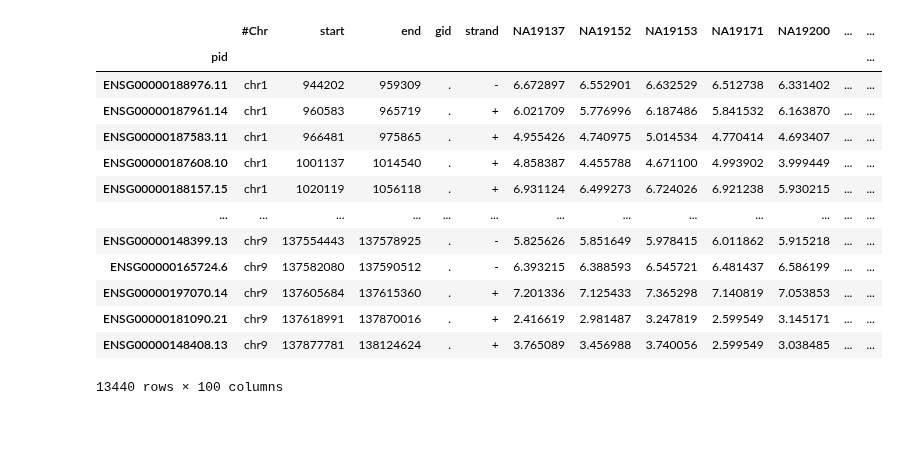
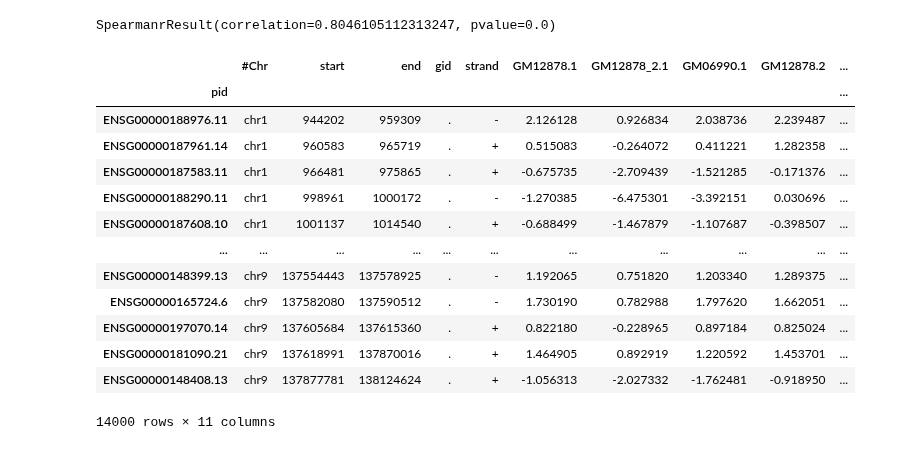
Before and after one commit to bfairkun/ChromatinSplicingQTLs, a Jupyter notebook: analysis/20230221_CorrelationStructureBetweenAssays.ipynb, the cells around one changed output. Drawn from its saved outputs; the diff is of its cells as text; code cells hidden in the pictures.

```diff
--- a/analysis/20230221_CorrelationStructureBetweenAssays.ipynb
+++ b/analysis/20230221_CorrelationStructureBetweenAssays.ipynb
@@ -240,5 +173,9 @@ X.sort_values('CDS_length')[n*3:][bed12_names]
 # %%
+h3k36me3_last3k = pd.read_csv(
+    "../code/QTLs/QTLTools/H3K36ME3/OnlyFirstRepsUnstandardized.Last3K.qqnorm.bed.gz",
+    sep='\t', index_col=3)
 
-h3k36me3_ = pd.read_csv("../code/QTLs/QTLTools/H3K36ME3/OnlyFirstRepsUnstandardized.qqnorm.bed.gz",
-                       sep='\t', index_col=3)
+h3k36me3_encode = pd.read_csv(
+    "../code/QTLs/QTLTools/H3K36ME3/OnlyFirstRepsUnstandardized.Encode.qqnorm.bed.gz",
+    sep='\t', index_col=3)
 # %%
@@ -248,17 +186,22 @@ pearsonr(h3k4me3.loc[h3k36me3.index].NA19200, h3k36me3.NA19200)
+# %%
+spearmanr(h3k36me3_encode['GM12878.2'],
+            h3k36me3.NA19108)
+# %% [output]
+SpearmanrResult(correlation=0.8046105112313247, pvalue=0.0)
 # %%
-h3k36me3
+h3k36me3_encode
 # %% [output]
-|  | #Chr | start | end | gid | strand | NA19137 | NA19152 | NA19153 | NA19171 | NA19200 | ... | ... |
-| pid |  |  |  |  |  |  |  |  |  |  |  | ... |
-| ENSG00000188976.11 | chr1 | 944202 | 959309 | . | - | 6.672897 | 6.552901 | 6.632529 | 6.512738 | 6.331402 | ... | ... |
-| ENSG00000187961.14 | chr1 | 960583 | 965719 | . | + | 6.021709 | 5.776996 | 6.187486 | 5.841532 | 6.163870 | ... | ... |
-| ENSG00000187583.11 | chr1 | 966481 | 975865 | . | + | 4.955426 | 4.740975 | 5.014534 | 4.770414 | 4.693407 | ... | ... |
-| ENSG00000187608.10 | chr1 | 1001137 | 1014540 | . | + | 4.858387 | 4.455788 | 4.671100 | 4.993902 | 3.999449 | ... | ... |
-| ENSG00000188157.15 | chr1 | 1020119 | 1056118 | . | + | 6.931124 | 6.499273 | 6.724026 | 6.921238 | 5.930215 | ... | ... |
-| ... | ... | ... | ... | ... | ... | ... | ... | ... | ... | ... | ... | ... |
-| ENSG00000148399.13 | chr9 | 137554443 | 137578925 | . | - | 5.825626 | 5.851649 | 5.978415 | 6.011862 | 5.915218 | ... | ... |
-| ENSG00000165724.6 | chr9 | 137582080 | 137590512 | . | - | 6.393215 | 6.388593 | 6.545721 | 6.481437 | 6.586199 | ... | ... |
-| ENSG00000197070.14 | chr9 | 137605684 | 137615360 | . | + | 7.201336 | 7.125433 | 7.365298 | 7.140819 | 7.053853 | ... | ... |
-| ENSG00000181090.21 | chr9 | 137618991 | 137870016 | . | + | 2.416619 | 2.981487 | 3.247819 | 2.599549 | 3.145171 | ... | ... |
-| ENSG00000148408.13 | chr9 | 137877781 | 138124624 | . | + | 3.765089 | 3.456988 | 3.740056 | 2.599549 | 3.038485 | ... | ... |
+|  | #Chr | start | end | gid | strand | GM12878.1 | GM12878_2.1 | GM06990.1 | GM12878.2 | ... |
+| pid |  |  |  |  |  |  |  |  |  | ... |
+| ENSG00000188976.11 | chr1 | 944202 | 959309 | . | - | 2.126128 | 0.926834 | 2.038736 | 2.239487 | ... |
+| ENSG00000187961.14 | chr1 | 960583 | 965719 | . | + | 0.515083 | -0.264072 | 0.411221 | 1.282358 | ... |
+| ENSG00000187583.11 | chr1 | 966481 | 975865 | . | + | -0.675735 | -2.709439 | -1.521285 | -0.171376 | ... |
+| ENSG00000188290.11 | chr1 | 998961 | 1000172 | . | - | -1.270385 | -6.475301 | -3.392151 | 0.030696 | ... |
+| ENSG00000187608.10 | chr1 | 1001137 | 1014540 | . | + | -0.688499 | -1.467879 | -1.107687 | -0.398507 | ... |
+| ... | ... | ... | ... | ... | ... | ... | ... | ... | ... | ... |
+| ENSG00000148399.13 | chr9 | 137554443 | 137578925 | . | - | 1.192065 | 0.751820 | 1.203340 | 1.289375 | ... |
+| ENSG00000165724.6 | chr9 | 137582080 | 137590512 | . | - | 1.730190 | 0.782988 | 1.797620 | 1.662051 | ... |
+| ENSG00000197070.14 | chr9 | 137605684 | 137615360 | . | + | 0.822180 | -0.228965 | 0.897184 | 0.825024 | ... |
+| ENSG00000181090.21 | chr9 | 137618991 | 137870016 | . | + | 1.464905 | 0.892919 | 1.220592 | 1.453701 | ... |
+| ENSG00000148408.13 | chr9 | 137877781 | 138124624 | . | + | -1.056313 | -2.027332 | -1.762481 | -0.918950 | ... |
-13440 rows × 100 columns
+14000 rows × 11 columns
```
Also changed, not shown: parts of 23 cells of this notebook, 25 other files.
